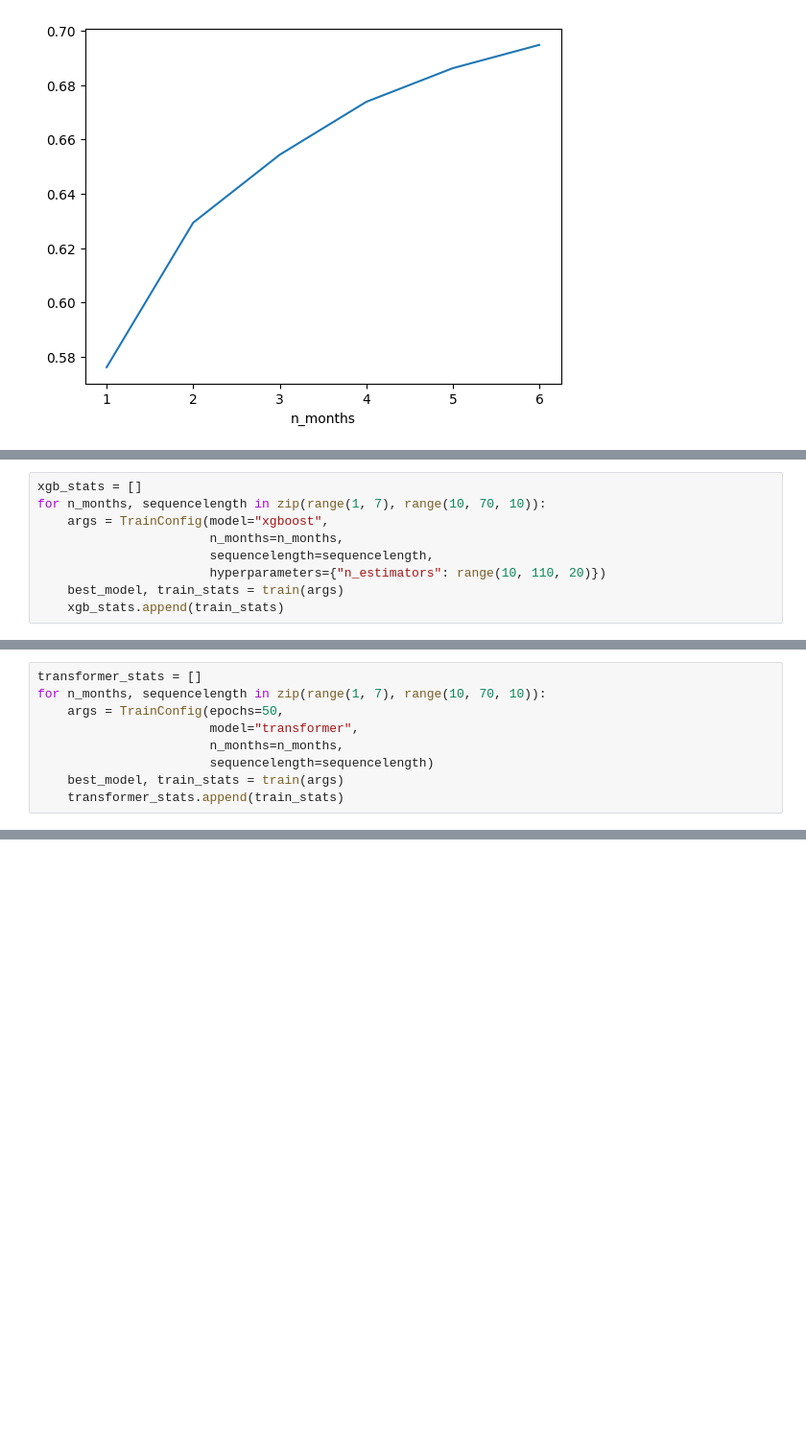
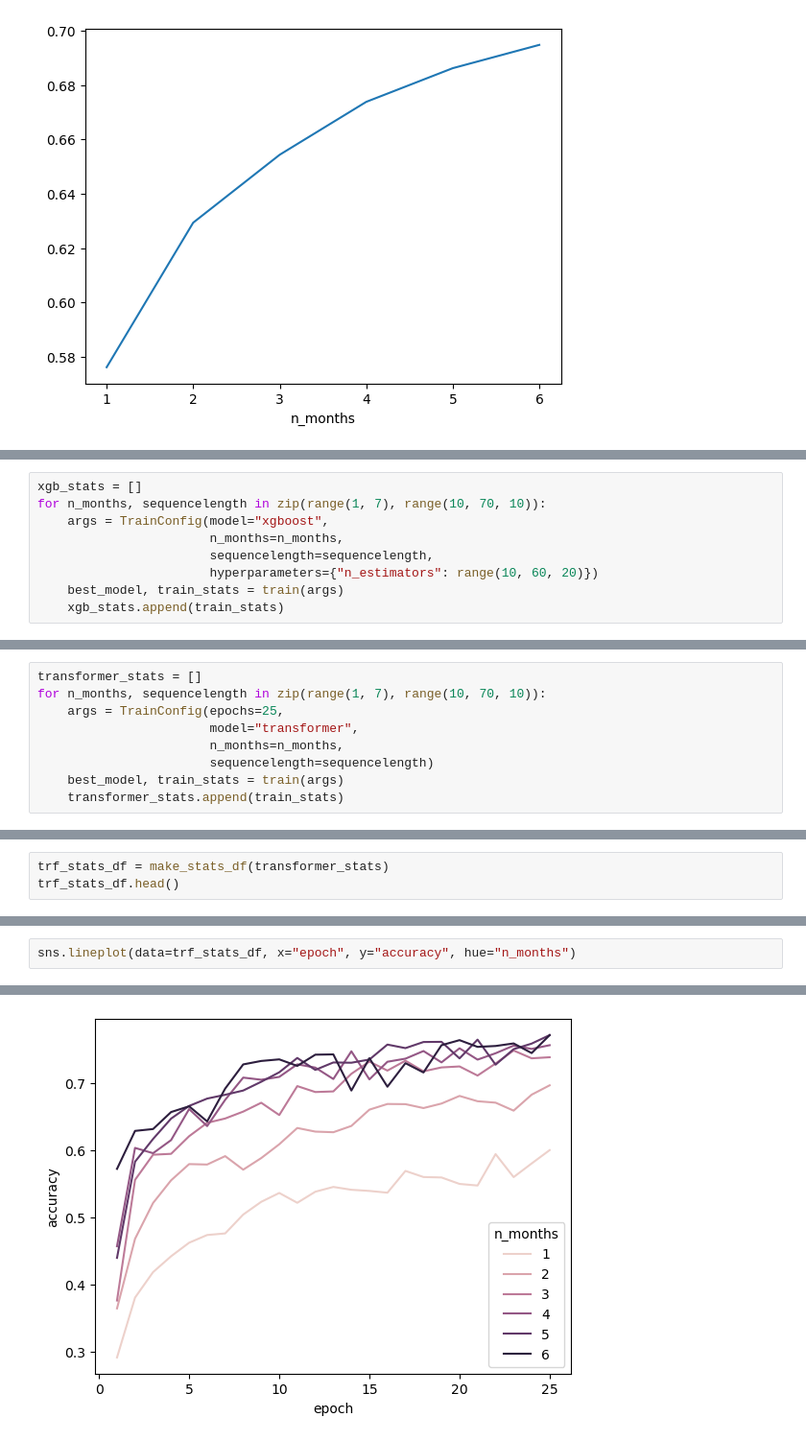
Before and after one commit to PavelSyomin/crop-classification, a Jupyter notebook: Crop Classification.ipynb, the cells around one changed output, grey strips where cells are left out. Shown: that part at 96% size. Saved outputs shown, nothing was run; the diff lists cells and outputs as text; blank space fills up the shorter version.

```diff
--- a/Crop Classification.ipynb
+++ b/Crop Classification.ipynb
@@ -355,6 +246,6 @@ for n_months, sequencelength in zip(range(1, 7), range(10, 70, 10)):
     args = TrainConfig(model="xgboost",
                        n_months=n_months,
                        sequencelength=sequencelength,
-                       hyperparameters={"n_estimators": range(10, 110, 20)})
+                       hyperparameters={"n_estimators": range(10, 60, 20)})
     best_model, train_stats = train(args)
     xgb_stats.append(train_stats)
@@ -361,7 +336,7 @@ for n_months, sequencelength in zip(range(1, 7), range(10, 70, 10)):
 # %%
 transformer_stats = []
 for n_months, sequencelength in zip(range(1, 7), range(10, 70, 10)):
-    args = TrainConfig(epochs=50,
+    args = TrainConfig(epochs=25,
                        model="transformer",
                        n_months=n_months,
                        sequencelength=sequencelength)
@@ -369,0 +428,3 @@ for n_months, sequencelength in zip(range(1, 7), range(10, 70, 10)):
+# %%
+trf_stats_df = make_stats_df(transformer_stats)
+trf_stats_df.head()
@@ -369,0 +438,3 @@ for n_months, sequencelength in zip(range(1, 7), range(10, 70, 10)):
+# %%
+sns.lineplot(data=trf_stats_df, x="epoch", y="accuracy", hue="n_months")
+# %% [output]
@@ -369,0 +442 @@ for n_months, sequencelength in zip(range(1, 7), range(10, 70, 10)):
+[figure, added]
```
Also changed, not shown: parts of 59 cells of this notebook, 6 other files.
